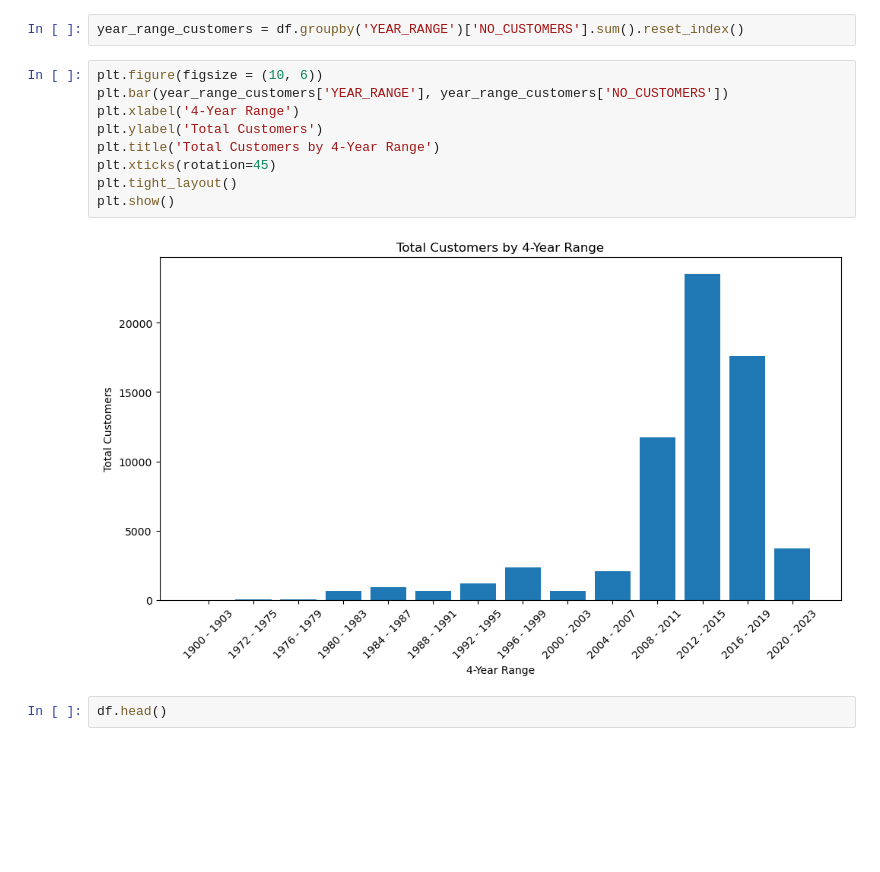
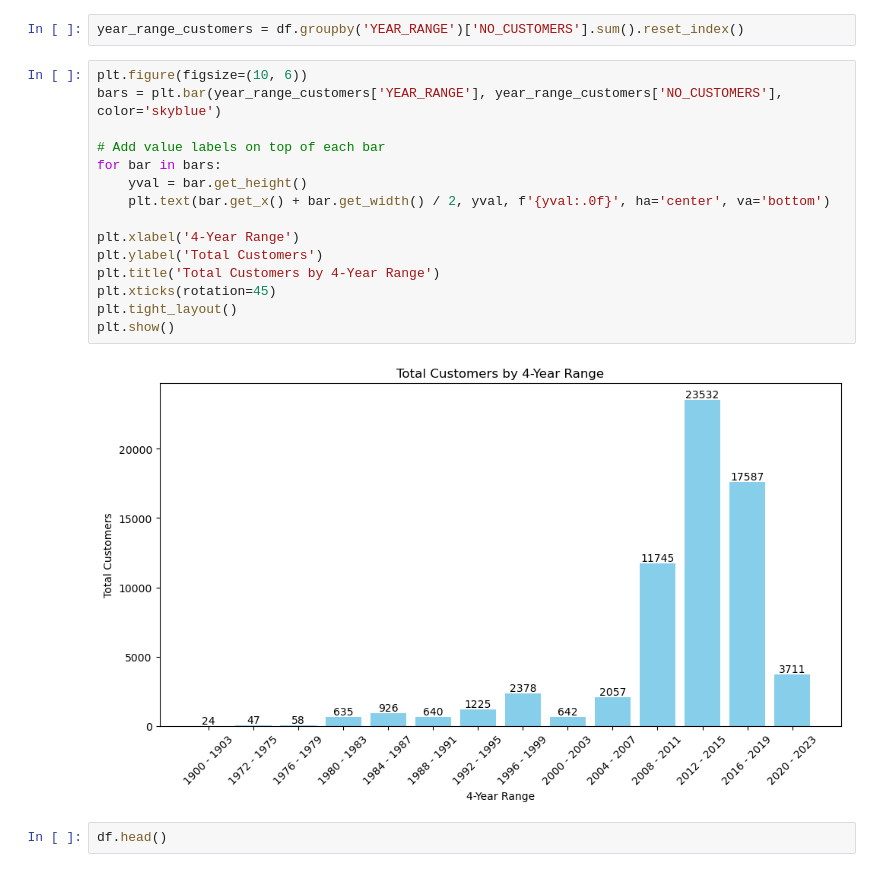
Before and after one commit to karan271/Electric-Transformers-Overload, a Jupyter notebook: TX_data.ipynb, the cells around one changed output. Saved outputs shown, nothing was run; the diff lists cells and outputs as text; blank space fills up the shorter version.

```diff
--- a/TX_data.ipynb
+++ b/TX_data.ipynb
@@ -220,16 +224,22 @@ df.head(20)
 # %%
 year_range_customers = df.groupby('YEAR_RANGE')['NO_CUSTOMERS'].sum().reset_index()
 # %%
-plt.figure(figsize = (10, 6))
-plt.bar(year_range_customers['YEAR_RANGE'], year_range_customers['NO_CUSTOMERS'])
+plt.figure(figsize=(10, 6))
+bars = plt.bar(year_range_customers['YEAR_RANGE'], year_range_customers['NO_CUSTOMERS'], color='skyblue')
+
+# Add value labels on top of each bar
+for bar in bars:
+    yval = bar.get_height()
+    plt.text(bar.get_x() + bar.get_width() / 2, yval, f'{yval:.0f}', ha='center', va='bottom')
+
 plt.xlabel('4-Year Range')
 plt.ylabel('Total Customers')
 plt.title('Total Customers by 4-Year Range')
 plt.xticks(rotation=45)
 plt.tight_layout()
 plt.show()
 # %% [output]
-[figure, old version]
+[figure, new version]
 # %%
 df.head()
 # %% [output]
```
Also changed, not shown: parts of 17 cells of this notebook, 5 other files.
